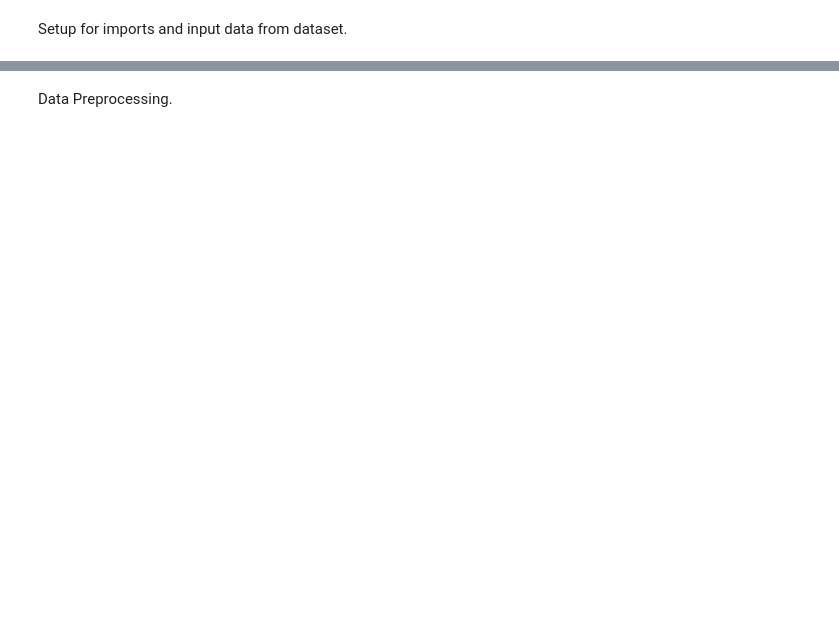
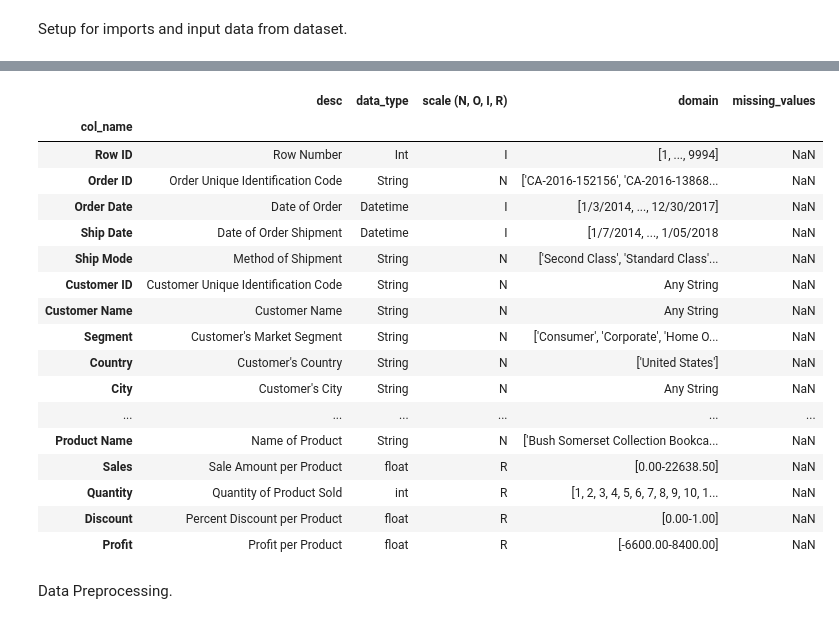
Before and after one commit to AmandeepSBassi/DataScienceProject, a Jupyter notebook: Project.Preprocessing.ipynb, the cells around one changed output, grey strips where cells are left out. Drawn from its saved outputs; the diff is of its cells as text; code cells hidden in the pictures; blank space fills up the shorter version.

```diff
--- a/Project.Preprocessing.ipynb
+++ b/Project.Preprocessing.ipynb
@@ -81,3 +32,27 @@ array(['Claire Gute', 'Darrin Van Huff', "Sean O'Donnell",
+# %%
+# Loading the features into a dataframe
+features_df = pd.read_csv('./features.csv', index_col ='col_name', encoding='unicode_escape')
+
+features_df
+# %% [output]
+|  | desc | data_type | scale (N, O, I, R) | domain | missing_values |
+| col_name |  |  |  |  |  |
+| Row ID | Row Number | Int | I | [1, ..., 9994] | NaN |
+| Order ID | Order Unique Identification Code | String | N | ['CA-2016-152156', 'CA-2016-13868... | NaN |
+| Order Date | Date of Order | Datetime | I | [1/3/2014, ..., 12/30/2017] | NaN |
+| Ship Date | Date of Order Shipment | Datetime | I | [1/7/2014, ..., 1/05/2018 | NaN |
+| Ship Mode | Method of Shipment | String | N | ['Second Class', 'Standard Class'... | NaN |
+| Customer ID | Customer Unique Identification Code | String | N | Any String | NaN |
+| Customer Name | Customer Name | String | N | Any String | NaN |
+| Segment | Customer's Market Segment | String | N | ['Consumer', 'Corporate', 'Home O... | NaN |
+| Country | Customer's Country | String | N | ['United States'] | NaN |
+| City | Customer's City | String | N | Any String | NaN |
+| ... | ... | ... | ... | ... | ... |
+| Product Name | Name of Product | String | N | ['Bush Somerset Collection Bookca... | NaN |
+| Sales | Sale Amount per Product | float | R | [0.00-22638.50] | NaN |
+| Quantity | Quantity of Product Sold | int | R | [1, 2, 3, 4, 5, 6, 7, 8, 9, 10, 1... | NaN |
+| Discount | Percent Discount per Product | float | R | [0.00-1.00] | NaN |
+| Profit | Profit per Product | float | R | [-6600.00-8400.00] | NaN |
 # %% [markdown]
 Data Preprocessing.
 # %%
```
Also changed, not shown: parts of 12 cells of this notebook.
